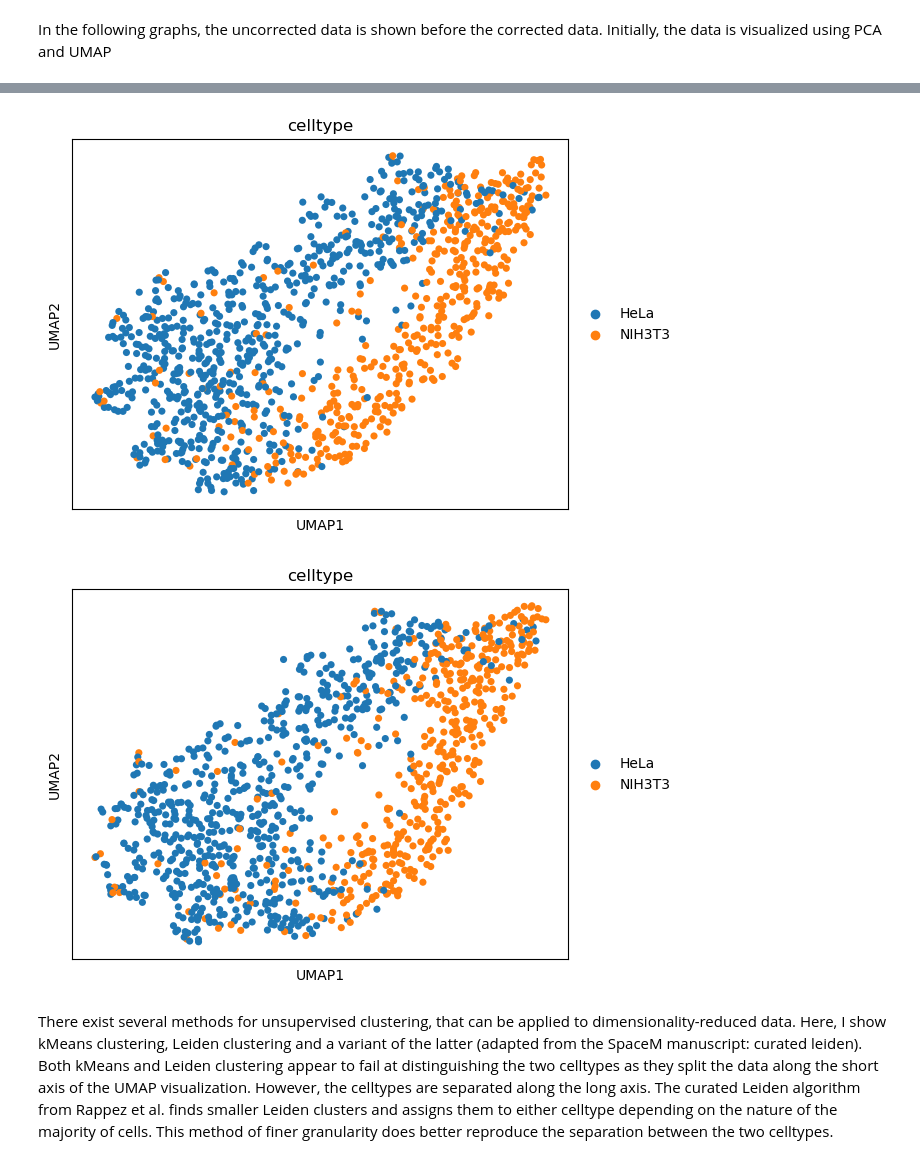
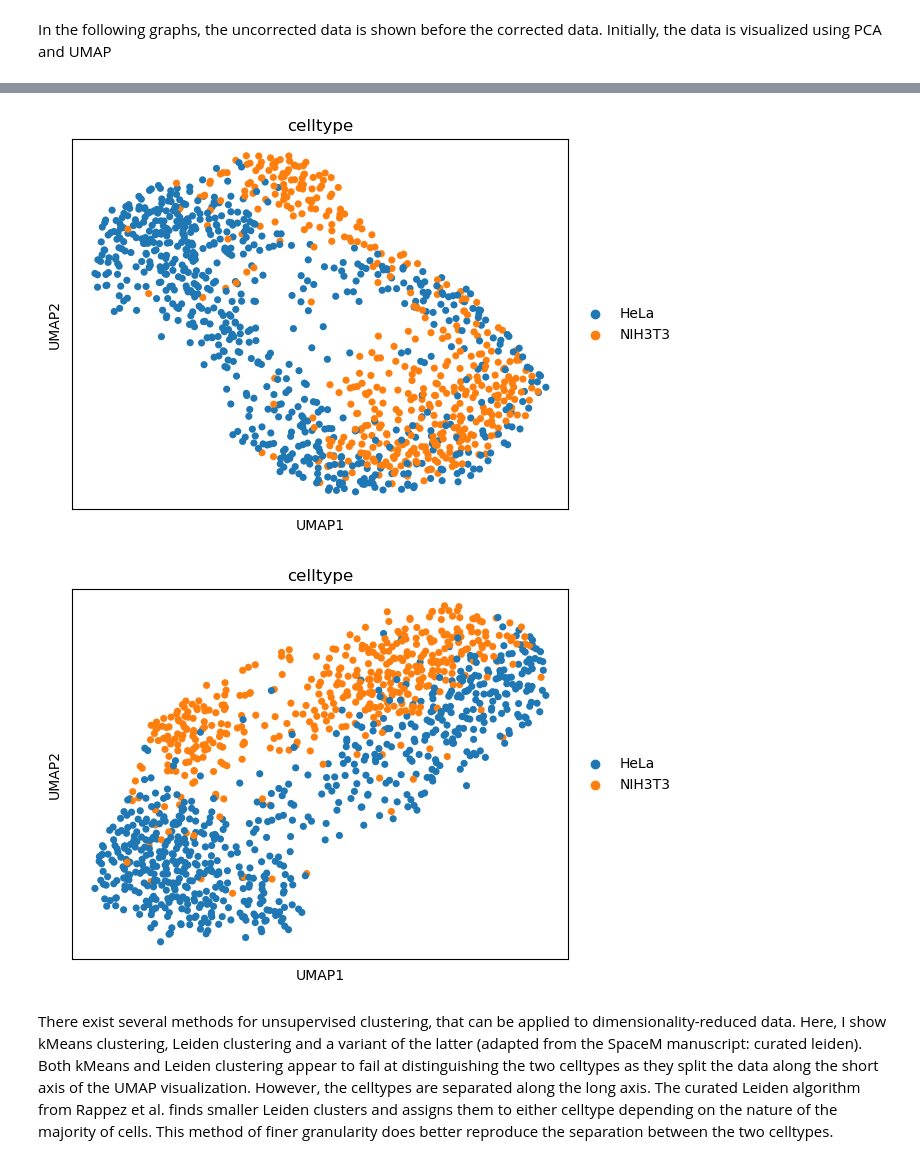
Before and after one commit to mariusrklein/FDA_project, a Jupyter notebook: correction_evaluation.ipynb, the cells around one changed output, grey strips where cells are left out. Saved outputs shown, nothing was run; the diff lists cells and outputs as text; code cells hidden in the pictures.

Commit message:
change scaling, filtering, UMAP parameters

```diff
--- a/correction_evaluation.ipynb
+++ b/correction_evaluation.ipynb
@@ -170,29 +170,29 @@ dimred_pca(adata_cor)
 # %%
 def dimred_umap(adata, min_dist = 0.5):
-    sc.pp.neighbors(adata, n_neighbors=25, metric='cosine')
-    sc.tl.umap(adata, min_dist=min_dist, spread=1.0, random_state=1, n_components=2)
+    sc.pp.neighbors(adata, n_neighbors=200, metric='cosine')
+    sc.tl.umap(adata, min_dist=min_dist, spread=2.0, random_state=1, n_components=2)
     sc.pl.umap(adata, color=condition_name)
     # f = osm.pl.highlight_scatterplot(
     #     data = adata,
     #     obsm_key = "X_umap",
     #     hue = condition_name,
     #     col = condition_name,
     #     palette = "cividis",
     #     height = 5,
     #     scatter_kwargs = dict(s=10)
     # )
 
     # f.add_legend(markerscale=3)
 
     # plt.xticks([])
     # plt.yticks([])
     # plt.show()
 
 dimred_umap(adata)
 dimred_umap(adata_cor)
 # %% [output]
-[figure, old version]
+[figure, new version]
-[figure, old version]
+[figure, new version]
 # %% [markdown]
 There exist several methods for unsupervised clustering, that can be applied to dimensionality-reduced data. Here, I show kMeans clustering, Leiden clustering and a variant of the latter (adapted from the SpaceM manuscript: curated leiden). Both kMeans and Leiden clustering appear to fail at distinguishing the two celltypes as they split the data along the short axis of the UMAP visualization. However, the celltypes are separated along the long axis. The curated Leiden algorithm from Rappez et al. finds smaller Leiden clusters and assigns them to either celltype depending on the nature of the majority of cells. This method of finer granularity does better reproduce the separation between the two celltypes.
 # %%
```
Also changed, not shown: parts of 8 cells of this notebook.
